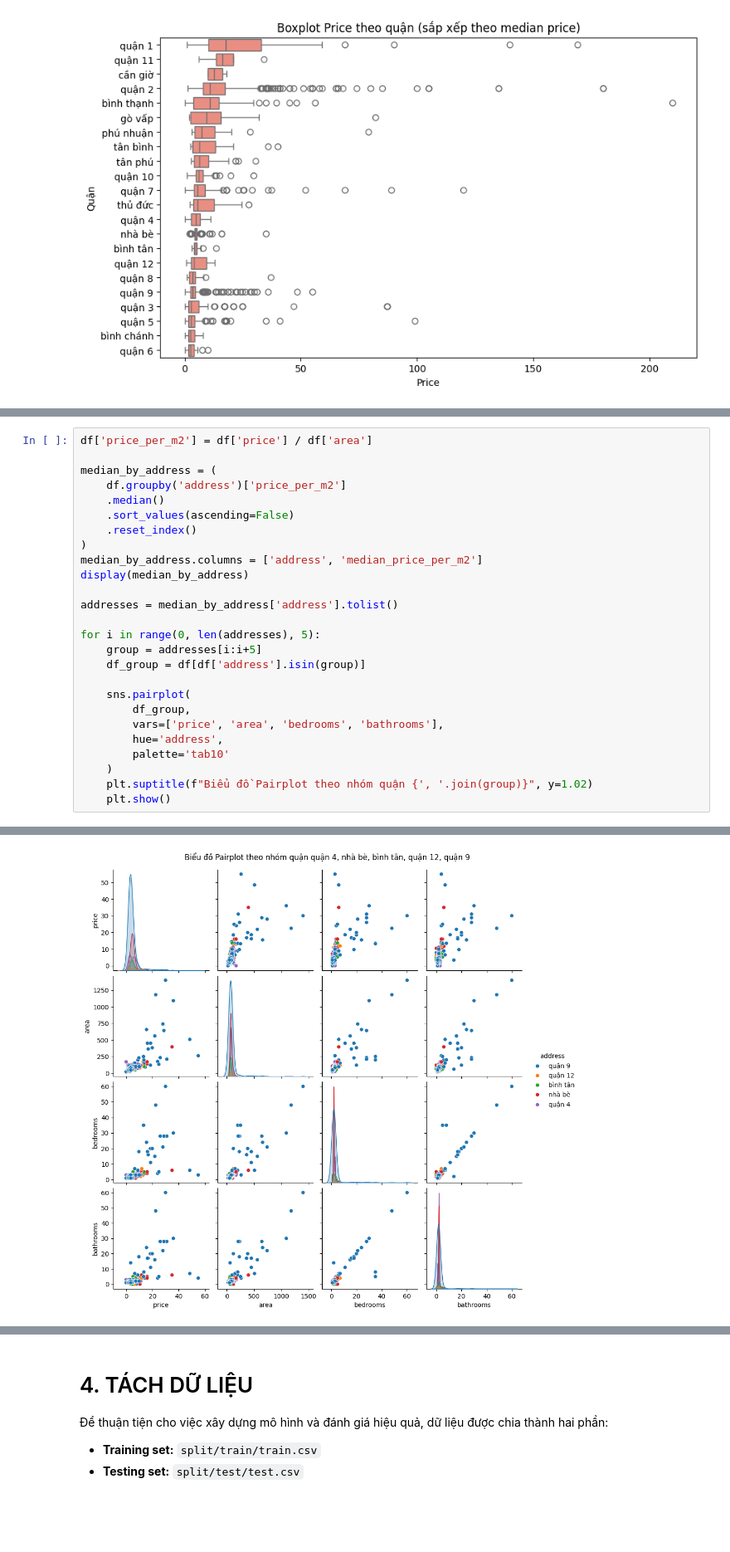
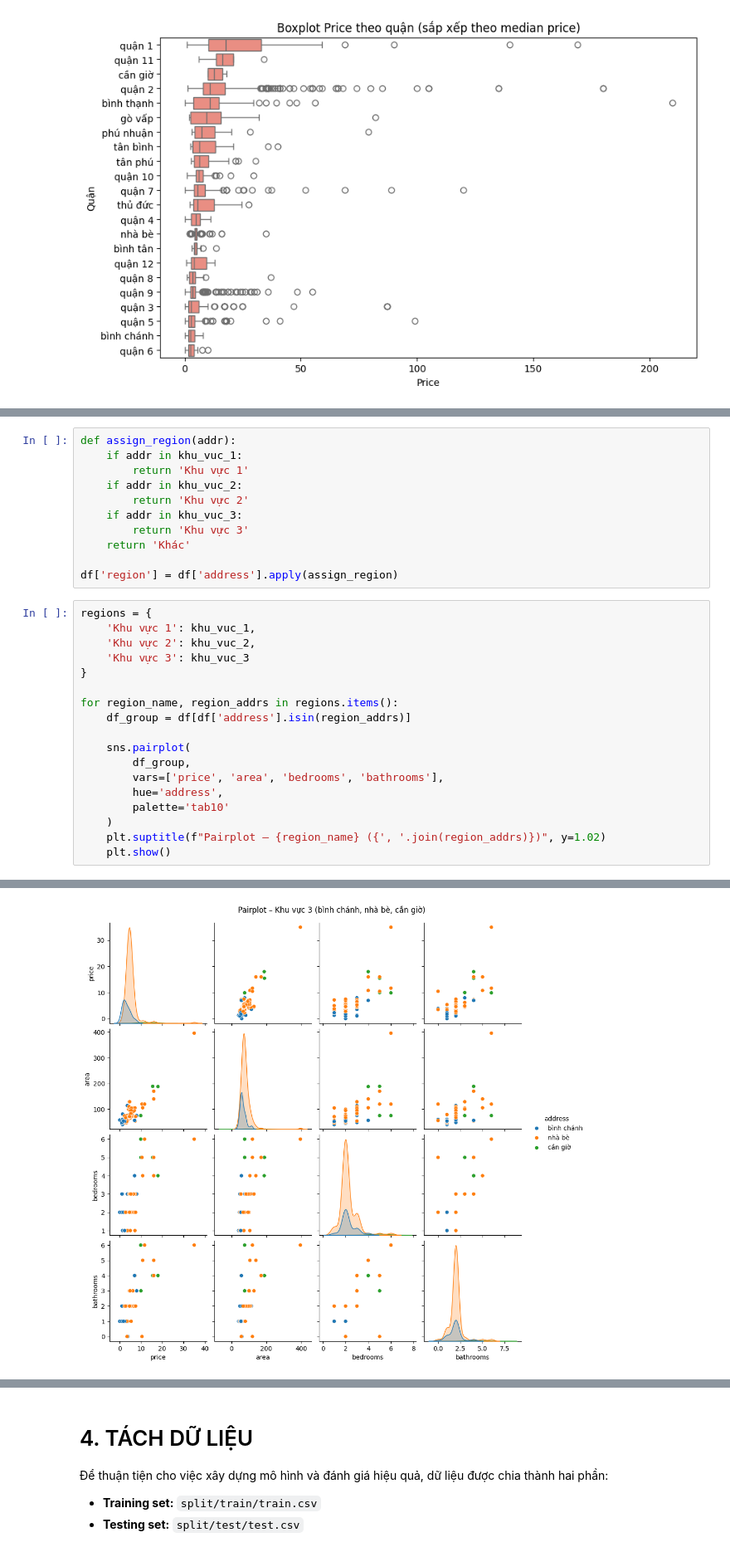
Before and after one commit to thloc1212/INTROML, a Jupyter notebook: notebook/eda.ipynb, the cells around one changed output, grey strips where cells are left out. Shown at 83% size. Saved outputs shown, nothing was run; the diff lists cells and outputs as text; blank space fills up the shorter version.

```diff
--- a/notebook/eda.ipynb
+++ b/notebook/eda.ipynb
@@ -173,20 +249,23 @@ Nếu lọc quá nghiêm ngặt, mô hình sẽ **thiếu dữ liệu để họ
+# %%
+def assign_region(addr):
+    if addr in khu_vuc_1:
+        return 'Khu vực 1'
+    if addr in khu_vuc_2:
+        return 'Khu vực 2'
+    if addr in khu_vuc_3:
+        return 'Khu vực 3'
+    return 'Khác'
+
+df['region'] = df['address'].apply(assign_region)
 # %%
-df['price_per_m2'] = df['price'] / df['area']
+regions = {
+    'Khu vực 1': khu_vuc_1,
+    'Khu vực 2': khu_vuc_2,
+    'Khu vực 3': khu_vuc_3
+}
 
-median_by_address = (
-    df.groupby('address')['price_per_m2']
-    .median()
-    .sort_values(ascending=False)
-    .reset_index()
-)
-median_by_address.columns = ['address', 'median_price_per_m2']
-display(median_by_address)
-
-addresses = median_by_address['address'].tolist()
-
-for i in range(0, len(addresses), 5):
-    group = addresses[i:i+5]
-    df_group = df[df['address'].isin(group)]
+for region_name, region_addrs in regions.items():
+    df_group = df[df['address'].isin(region_addrs)]
 
     sns.pairplot(
         df_group,
@@ -194,6 +273,6 @@ for i in range(0, len(addresses), 5):
         hue='address',
         palette='tab10'
     )
-    plt.suptitle(f"Biểu đồ Pairplot theo nhóm quận {', '.join(group)}", y=1.02)
+    plt.suptitle(f"Pairplot – {region_name} ({', '.join(region_addrs)})", y=1.02)
     plt.show()
 # %% [output]
@@ -219 +281 @@ for i in range(0, len(addresses), 5):
-[figure, old version]
+[figure, new version]
```
Also changed, not shown: parts of 48 cells of this notebook, 3 other files.
